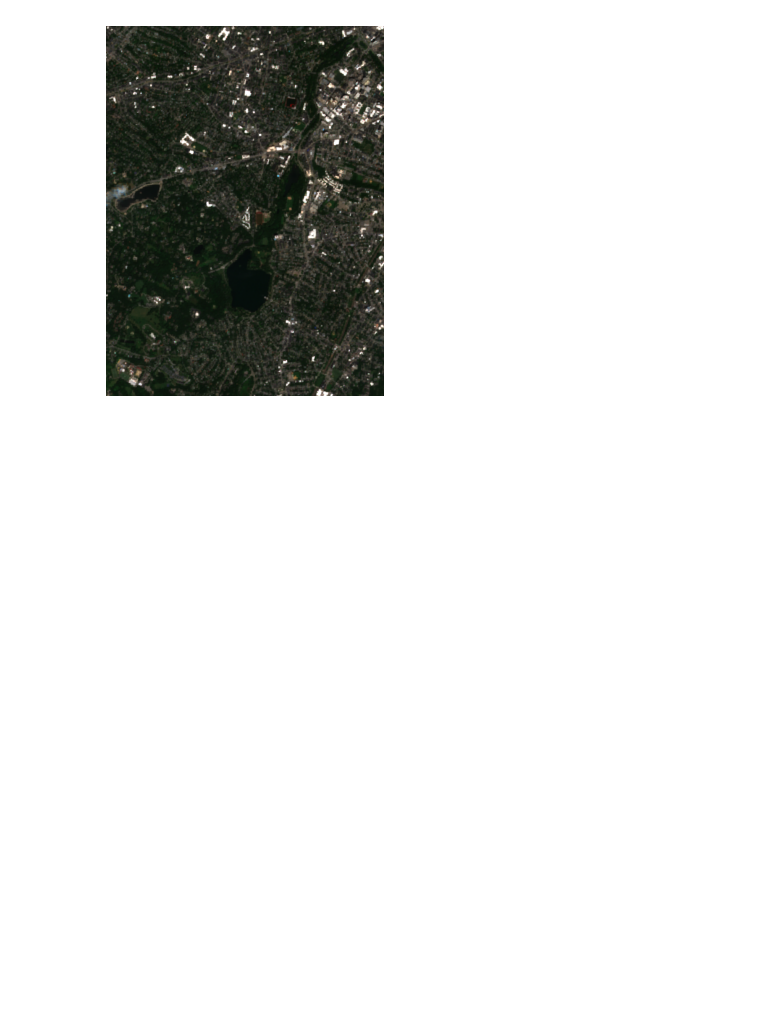
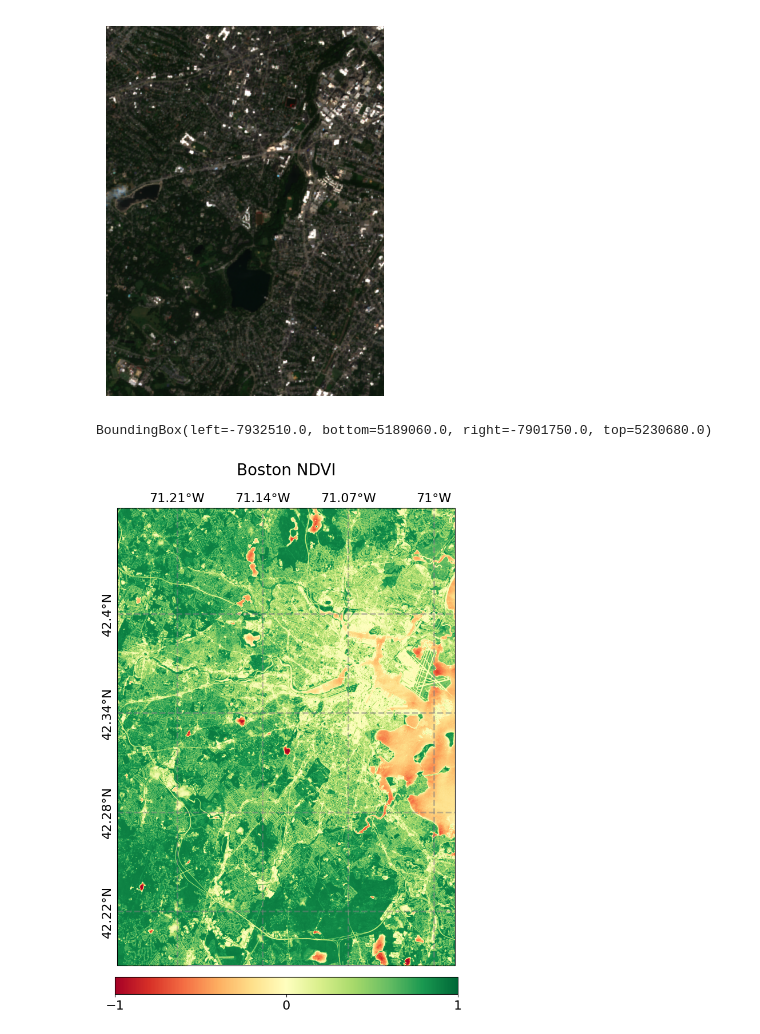
Before and after one commit to edrian-liao/uhi-causal-model, a Jupyter notebook: data_vis.ipynb, the cells around one changed output. Cells and saved outputs as stored; diff of their text form; code cells hidden in the pictures; blank space fills up the shorter version.

Commit message:
pulled and visualized ndvi img

```diff
--- a/data_vis.ipynb
+++ b/data_vis.ipynb
@@ -103,3 +103,36 @@ plt.axis('off')  # Turn off axis labels
 plt.show()
 # %% [output]
 [figure]
+# %%
+with rio.open('data/boston_ndvi.tif') as src:
+    ndvi = src.read(1)
+    bounds = src.bounds
+# %%
+print(bounds)
+# %% [output]
+BoundingBox(left=-7932510.0, bottom=5189060.0, right=-7901750.0, top=5230680.0)
+# %%
+fig = plt.figure(figsize=(10,10))
+
+
+ax = fig.add_axes([0.1, 0.1, 0.8, 0.8], projection=ccrs.epsg(3857))#, extent=img_extent)
+img_extent = (bounds.left, bounds.right, bounds.bottom, bounds.top)
+
+gl = ax.gridlines(crs=ccrs.PlateCarree(), draw_labels=True,
+                  linewidth=2, color='gray', alpha=0.5, linestyle='--', ylabel_style={'size': 16, 'rotation': 'vertical'}, xlabel_style={'size': 16})
+# Set fixed locator values for gridlines
+gl.xlabels_bottom = False
+gl.ylabels_right = False
+gl.xlocator = mticker.FixedLocator([-71.0, -71.07, -71.14, -71.21])
+gl.ylocator = mticker.FixedLocator([42.22, 42.28, 42.34, 42.4])
+img = ax.imshow(ndvi, cmap='RdYlGn', extent=img_extent, vmax=1, vmin=-1)
+
+cbar_ax = fig.add_axes([0.20, 0.05, 0.6, 0.03])
+cbar = plt.colorbar(img, cax=cbar_ax, orientation='horizontal', pad=0.05, ticks=[-1, 0, 1])
+
+fig.suptitle('Boston NDVI', fontsize=20)
+cbar.ax.tick_params(labelsize=16)
+# cbar.ax.set_xlabel('NDVI', fontsize=24)
+plt.savefig('./figures/boston_ndvi.png', dpi=300, bbox_inches='tight')
+# %% [output]
+[figure, added]
```
Also changed, not shown: parts of 1 cell of this notebook, 3 other files.
